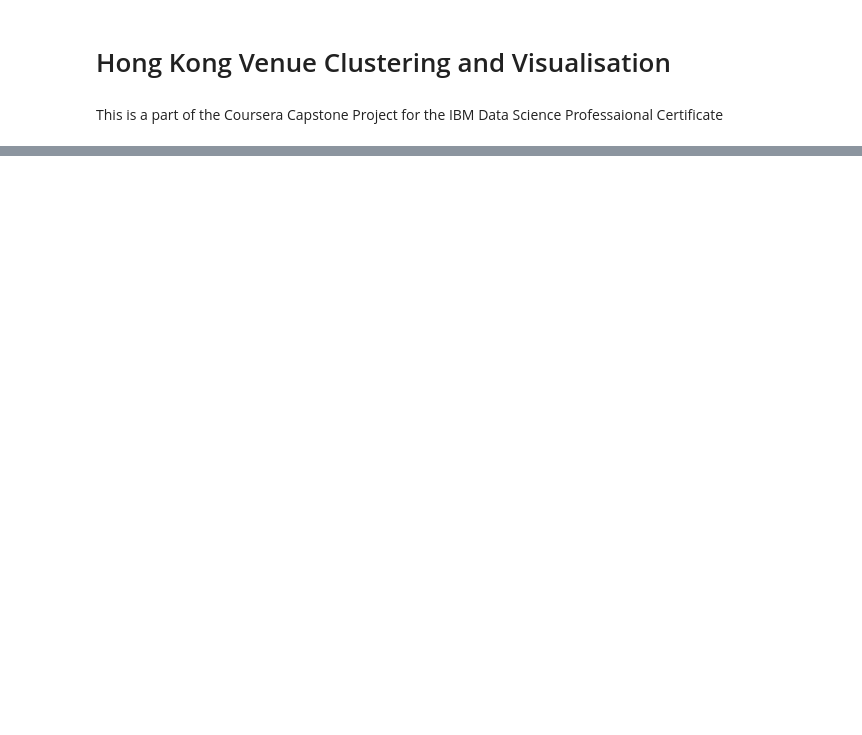
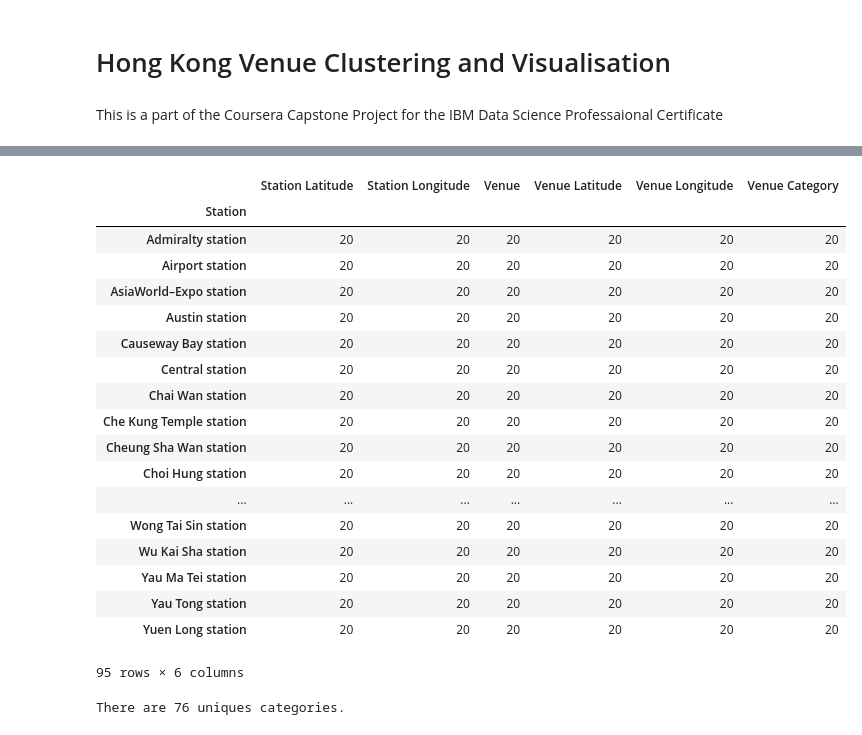
Before and after one commit to dasprasky/Coursera_Capstone, a Jupyter notebook: Hong Kong Clustering and Visualisation.ipynb, the cells around one changed output, grey strips where cells are left out. Cells and saved outputs as stored; diff of their text form; code cells hidden in the pictures; blank space fills up the shorter version.

```diff
--- a/Hong Kong Clustering and Visualisation.ipynb
+++ b/Hong Kong Clustering and Visualisation.ipynb
@@ -48,0 +113,37 @@ Solving environment: /
+# %%
+def getNearbyVenues(names, latitudes, longitudes, radius=500):
+
+    venues_list=[]
+    for name, lat, lng in zip(names, latitudes, longitudes):
+
+        # create the API request URL
+        url = 'https://maps.googleapis.com/maps/api/place/nearbysearch/json?location={},{}&type=point_of_interest&radius={}&language=en&key={}'.format(
+                lat,
+                lng,
+                radius,
+                key)
+        result = requests.get(url).json()
+
+        # make the GET request
+        result = requests.get(url).json()["results"]
+
+        # return only relevant information for each nearby venue
+        venues_list.append([(
+            name,
+            lat,
+            lng,
+            result[v]['name'],
+            result[v]['geometry']['location']['lat'],
+            result[v]['geometry']['location']['lng'],
+            result[v]["types"][1] if result[v]["types"][0]== "point_of_interest" else result[v]["types"][0] ) for v in range (len(result)) ])
+
+    nearby_venues = pd.DataFrame([item for venue_list in venues_list for item in venue_list])
+    nearby_venues.columns = ['Station',
+                  'Station Latitude',
+                  'Station Longitude',
+                  'Venue',
+                  'Venue Latitude',
+                  'Venue Longitude',
+                  'Venue Category']
+
+    return(nearby_venues)
@@ -48,0 +166,26 @@ Solving environment: /
+# %%
+hk_venues.groupby('Station').count()
+# %% [output]
+|  | Station Latitude | Station Longitude | Venue | Venue Latitude | Venue Longitude | Venue Category |
+| Station |  |  |  |  |  |  |
+| Admiralty station | 20 | 20 | 20 | 20 | 20 | 20 |
+| Airport station | 20 | 20 | 20 | 20 | 20 | 20 |
+| AsiaWorld–Expo station | 20 | 20 | 20 | 20 | 20 | 20 |
+| Austin station | 20 | 20 | 20 | 20 | 20 | 20 |
+| Causeway Bay station | 20 | 20 | 20 | 20 | 20 | 20 |
+| Central station | 20 | 20 | 20 | 20 | 20 | 20 |
+| Chai Wan station | 20 | 20 | 20 | 20 | 20 | 20 |
+| Che Kung Temple station | 20 | 20 | 20 | 20 | 20 | 20 |
+| Cheung Sha Wan station | 20 | 20 | 20 | 20 | 20 | 20 |
+| Choi Hung station | 20 | 20 | 20 | 20 | 20 | 20 |
+| ... | ... | ... | ... | ... | ... | ... |
+| Wong Tai Sin station | 20 | 20 | 20 | 20 | 20 | 20 |
+| Wu Kai Sha station | 20 | 20 | 20 | 20 | 20 | 20 |
+| Yau Ma Tei station | 20 | 20 | 20 | 20 | 20 | 20 |
+| Yau Tong station | 20 | 20 | 20 | 20 | 20 | 20 |
+| Yuen Long station | 20 | 20 | 20 | 20 | 20 | 20 |
+95 rows × 6 columns
+# %%
+print('There are {} uniques categories.'.format(len(hk_venues['Venue Category'].unique())))
+# %% [output]
+There are 76 uniques categories.
```
Also changed, not shown: parts of 34 cells of this notebook.
